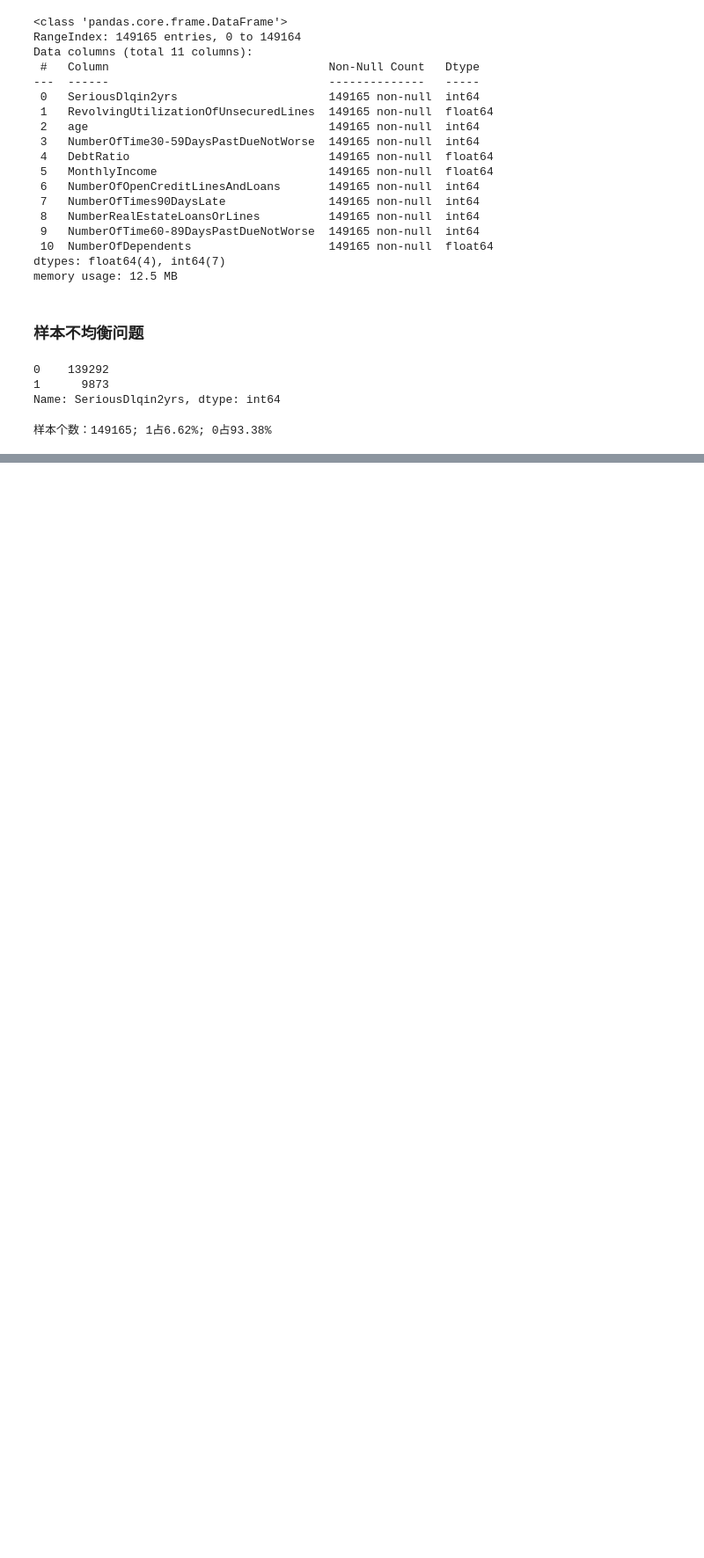
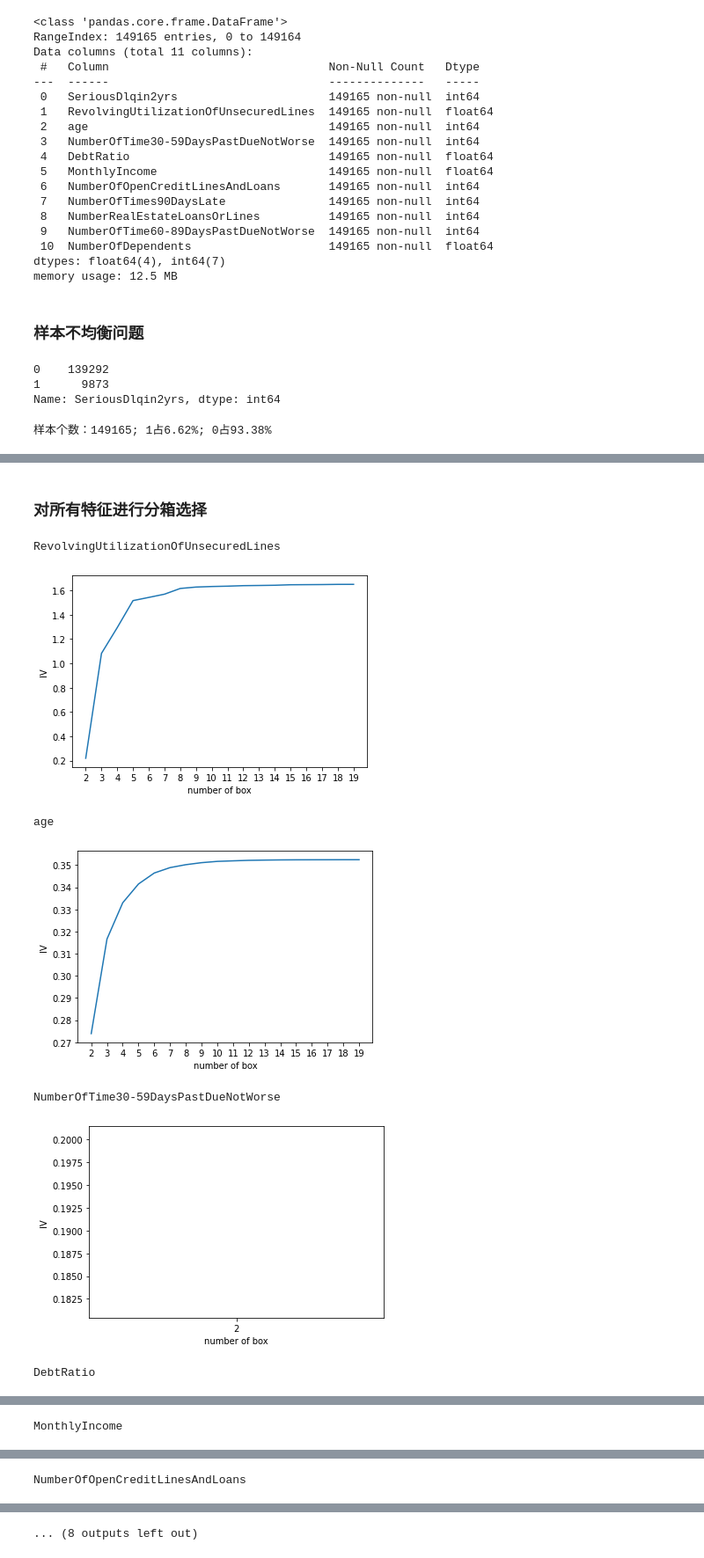
Before and after one commit to JustDoItGit/caicai_sklearn, a Jupyter notebook: 第五章 逻辑回归和信用评分卡/评分卡模型.ipynb, the cells around one changed output, grey strips where cells are left out. Shown at 88% size. Drawn from its saved outputs; the diff is of its cells as text; code cells hidden in the pictures; blank space fills up the shorter version.

```diff
--- a/第五章 逻辑回归和信用评分卡/评分卡模型.ipynb
+++ b/第五章 逻辑回归和信用评分卡/评分卡模型.ipynb
@@ -405,0 +606,24 @@ from im
+# %%
+# 计算WOE和BAD RATE
+# BAD RATE与bad%不是一个东西
+# BAD RATE是一个箱中，坏的样本所占的比例 (bad/total)
+# 而bad%是一个箱中的坏样本占整个特征中的坏样本的比例
+
+def get_woe(num_bins):
+    # 通过 num_bins 数据计算 woe
+    columns = ["min", "max", "count_0", "count_1"]
+    df = pd.DataFrame(num_bins, columns=columns)
+
+    df["total"] = df.count_0 + df.count_1  # 一个箱子当中所有的样本数
+    df["percentage"] = df.total / df.total.sum()  # 一个箱子里的样本数，占所有样本的比例
+    df["bad_rate"] = df.count_1 / df.total  # 一个箱子坏样本的数量占一个箱子里边所有样本数的比例
+    df["good%"] = df.count_0/df.count_0.sum()
+    df["bad%"] = df.count_1/df.count_1.sum()
+    df["woe"] = np.log(df["good%"] / df["bad%"])
+    return df
+
+# 计算IV值
+def get_iv(df):
+    rate = df["good%"] - df["bad%"]
+    iv = np.sum(rate * df.woe)
+    return iv
@@ -405,0 +703,8 @@ from im
+# %%
+bins_df = get_woe(num_bins)
+
+bins_df
+# 希望每组的bad_rate相差越大越好；
+# woe差异越大越好，应该具有单调性，随着箱的增加，要么由正到负，要么由负到正，只能有一个转折过程；
+# 如果woe值大小变化是有两个转折，比如呈现w型，证明分箱过程有问题
+# num_bins保留的信息越多越好
@@ -405,0 +818,16 @@ from im
+# %% [markdown]
+### 对所有特征进行分箱选择
+# %%
+model_data.columns
+
+for i in model_data.columns[1:-1]:
+    print(i)
+    graphforbestbin(model_data, i, "SeriousDlqin2yrs", n=2, q=20)
+# %% [output]
+RevolvingUtilizationOfUnsecuredLines
+[figure, added]
+age
+[figure, added]
+NumberOfTime30-59DaysPastDueNotWorse
+[figure, added]
+DebtRatio
@@ -405,0 +835 @@ from im
+MonthlyIncome
@@ -405,0 +837 @@ from im
+NumberOfOpenCreditLinesAndLoans
@@ -405,0 +839 @@ from im
+... (8 outputs left out)
```
Also changed, not shown: parts of 51 cells of this notebook, 3 other files.
